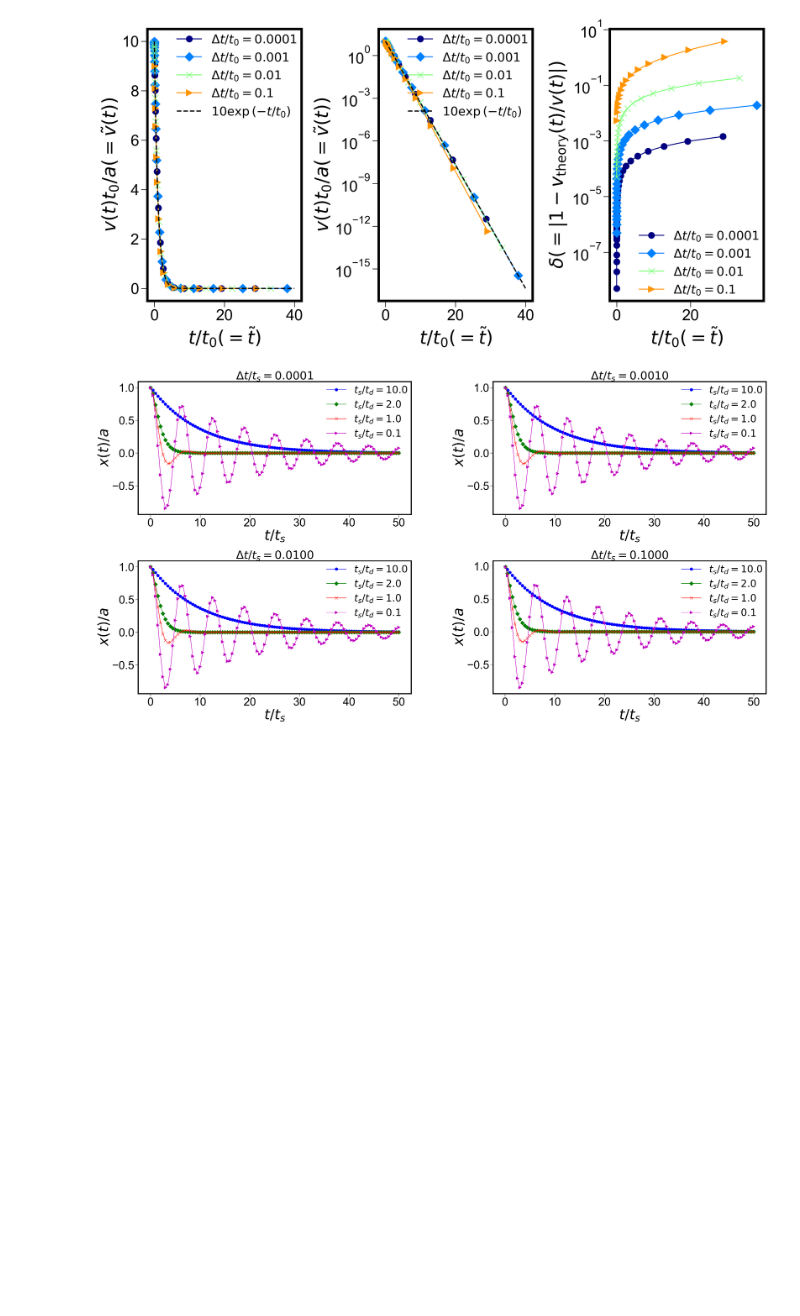
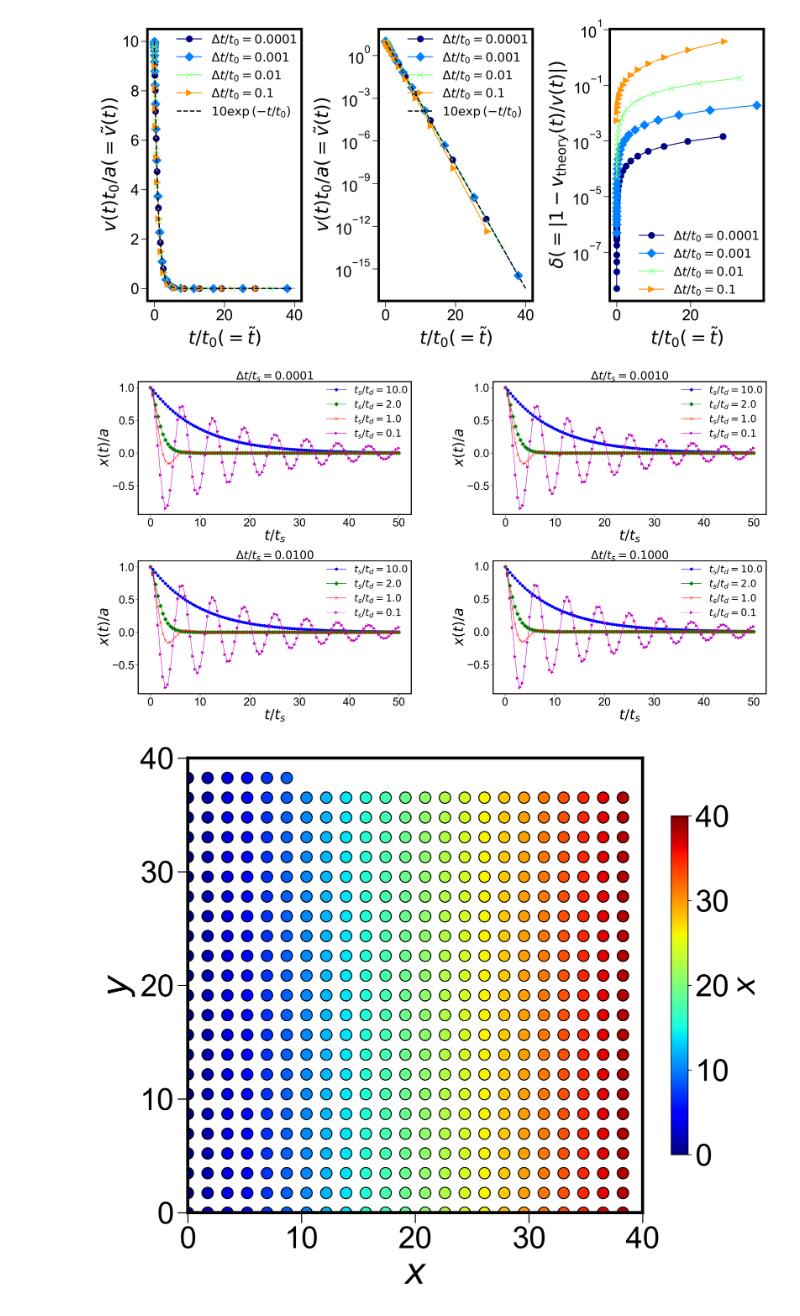
Before and after one commit to TakeshiKawasaki/2024-simulation-tutorial, a Jupyter notebook: jupyter.ipynb, the cells around one changed output. Cells and saved outputs as stored; diff of their text form; code cells hidden in the pictures; blank space fills up the shorter version.

```diff
--- a/jupyter.ipynb
+++ b/jupyter.ipynb
@@ -356,3 +356,66 @@ plt.savefig('./Lecture4/damp_osci.png')
 plt.savefig('./Lecture4/damp_osci.pdf')
 # %% [output]
 [figure]
+# %%
+#第５回自主課題
+%matplotlib inline
+import math
+import matplotlib
+%config InlineBackend.figure_format = 'retina'
+import matplotlib.cm as cm  # colormap
+import matplotlib.pyplot as plt
+import numpy as np
+import matplotlib.patches as mpatches
+plt.rcParams['font.family'] = 'Arial' #使用するフォント名
+#plt.rcParams["text.usetex"] =True
+plt.rcParams["font.size"] = 30
+
+from matplotlib.collections import PatchCollection
+from matplotlib.patches import Circle
+import numpy as np
+
+resolution = 100 # the number of vertices
+Np=512
+L=40.0
+patches = []
+
+fig = plt.figure(figsize=(10,10))
+ax = fig.add_subplot(111)
+
+x,y,r = np.loadtxt("./Lecture6/coord_square_L40.0N512.dat", comments='#', unpack=True)
+
+for i in range(Np):
+    circle = mpatches.Ellipse((x[i],y[i]), r[i], r[i])  # 楕円の中心座標，長軸　短軸　（今回は真円）
+    patches.append(circle)
+
+plt.xlim(0, L)
+plt.ylim(0, L)
+
+colors = x
+p = PatchCollection(patches, cmap=matplotlib.cm.jet, alpha=1.0,ec='k')
+p.set_array(colors)
+#####color range ####
+p.set_clim(0,L)
+#####
+ax.add_collection(p)
+
+C=plt.colorbar(p,shrink=0.6) # shirink:  controlling the size of color bar: 1.0 is maximum
+C.set_label(r"$x$", fontsize=30) # color bar label
+
+ax.spines['top'].set_linewidth(3)
+ax.spines['bottom'].set_linewidth(3)
+ax.spines['left'].set_linewidth(3)
+ax.spines['right'].set_linewidth(3)
+plt.tick_params(which='major',width = 1, length = 10)
+plt.tick_params(which='minor',width = 1, length = 5)
+plt.xticks(color='k', size=30)
+plt.yticks(color='k', size=30)
+plt.xlabel(r"$x$",color='k', size=35)
+plt.ylabel(r"$y$",color='k', size=35)
+
+ax.set_aspect('equal')
+
+plt.savefig('./Lecture6/square.pdf',bbox_inches="tight")
+plt.show()
+# %% [output]
+[figure, added]
```
